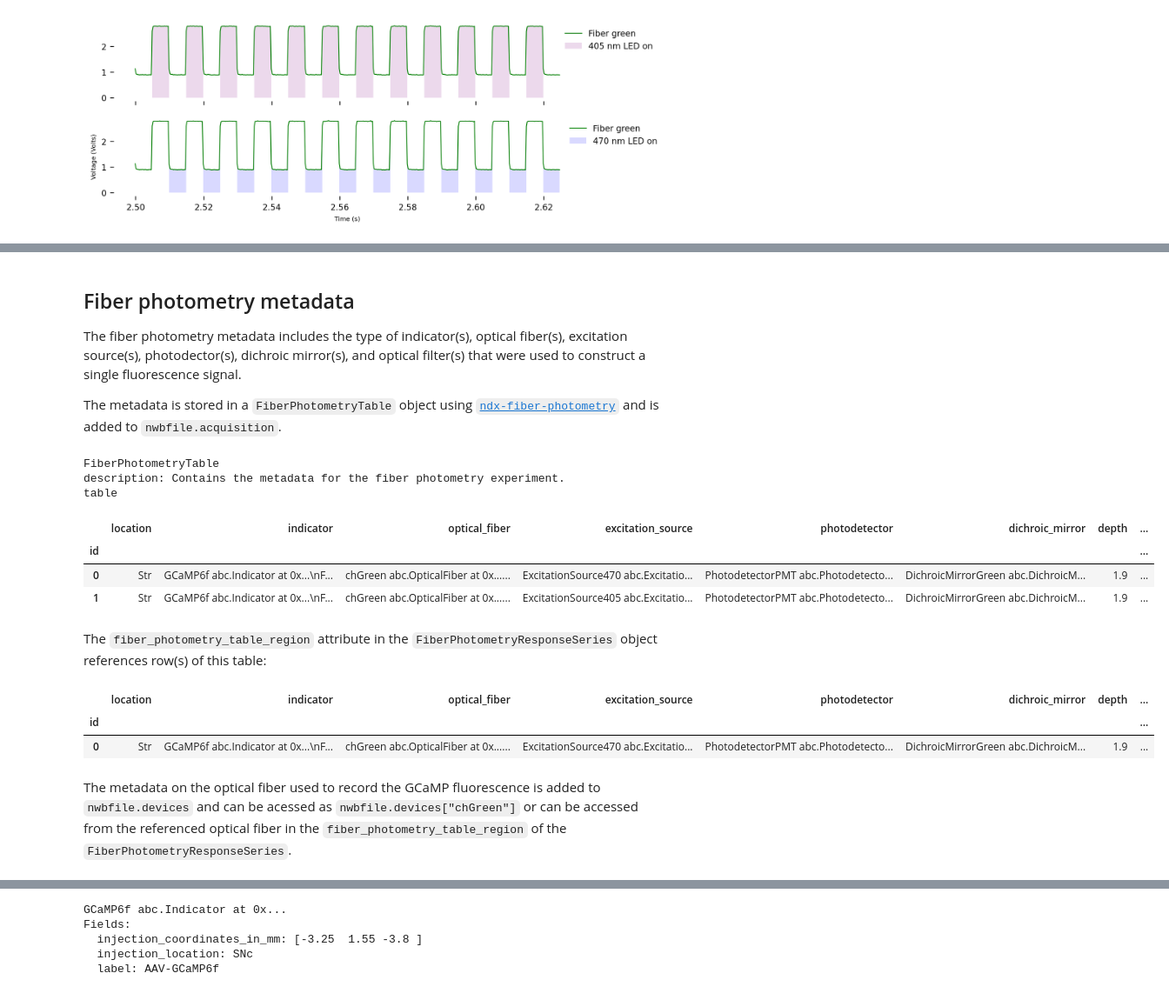
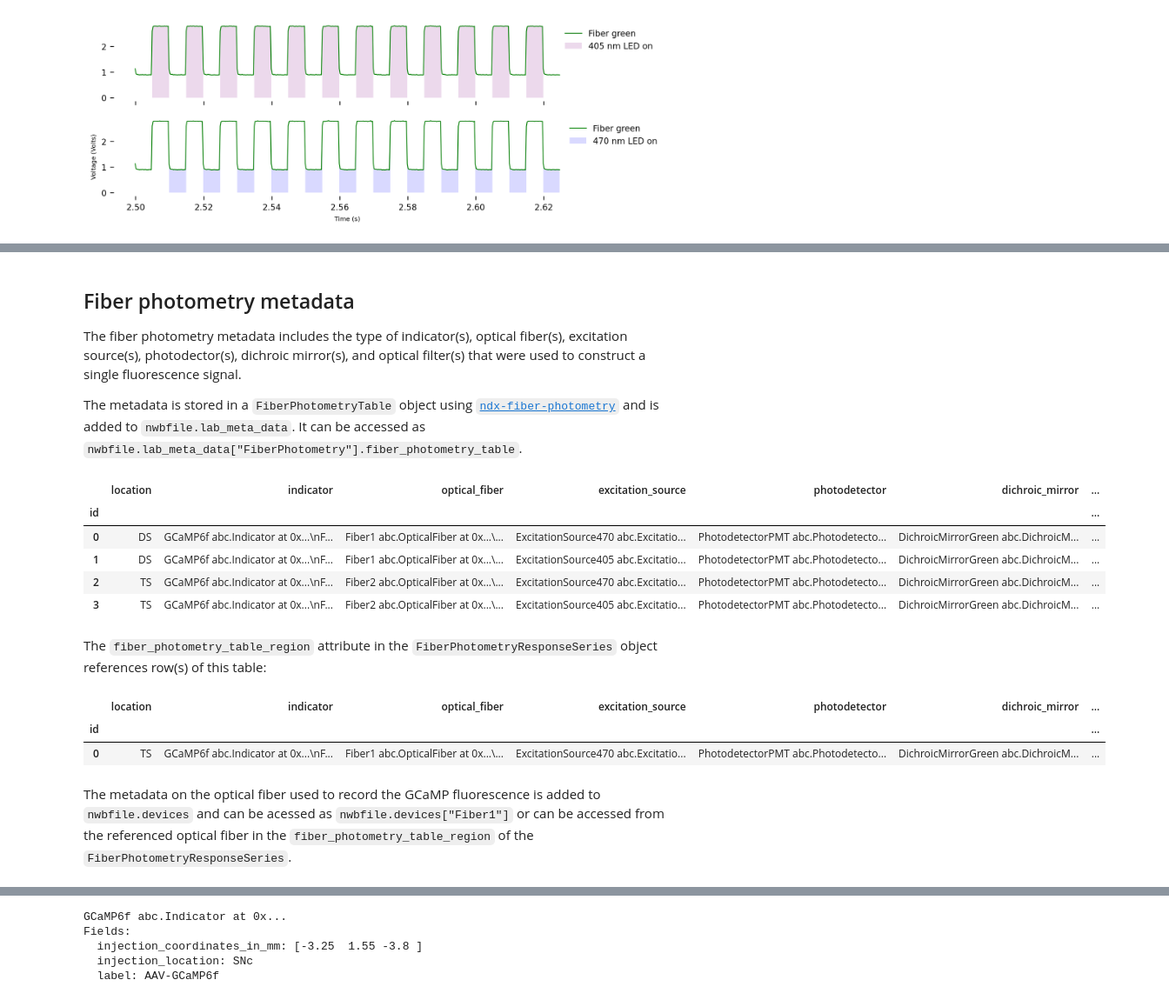
Before and after one commit to catalystneuro/dombeck-lab-to-nwb, a Jupyter notebook: src/dombeck_lab_to_nwb/azcorra2023/tutorials/azcorra2023_demo.ipynb, the cells around one changed output, grey strips where cells are left out. Shown at 87% size. Cells and saved outputs as stored; diff of their text form; code cells hidden in the pictures.

```diff
--- a/src/dombeck_lab_to_nwb/azcorra2023/tutorials/azcorra2023_demo.ipynb
+++ b/src/dombeck_lab_to_nwb/azcorra2023/tutorials/azcorra2023_demo.ipynb
@@ -18,7 +18,7 @@ Reading is carried out using the [NWBHDF5IO](https://pynwb.readthedocs.io/en/sta
 from pynwb import NWBHDF5IO
 
 # The file path to a .nwb file
-nwbfile_path = "/Volumes/LaCie/CN_GCP/Dombeck/nwbfiles/VGlut-A997-20200129-0002.nwb"
+nwbfile_path = "/Volumes/LaCie/CN_GCP/Dombeck/Azcorra2023_nwbfiles/VGlut-A997-20200129-0002.nwb"
 io = NWBHDF5IO(path=nwbfile_path, mode="r", load_namespaces=True)
 nwbfile = io.read()
 
@@ -280,28 +313,27 @@ table
 
 The fiber photometry metadata includes the type of indicator(s), optical fiber(s), excitation source(s), photodector(s), dichroic mirror(s), and optical filter(s) that were used to construct a single fluorescence signal.
 
-The metadata is stored in a `FiberPhotometryTable` object using [`ndx-fiber-photometry`](https://github.com/catalystneuro/ndx-fiber-photometry) and is added to `nwbfile.acquisition`.
+The metadata is stored in a `FiberPhotometryTable` object using [`ndx-fiber-photometry`](https://github.com/catalystneuro/ndx-fiber-photometry) and is added to `nwbfile.lab_meta_data`. It can be accessed as `nwbfile.lab_meta_data["FiberPhotometry"].fiber_photometry_table`.
 # %%
-nwbfile.acquisition["FiberPhotometryTable"]
+nwbfile.lab_meta_data["FiberPhotometry"].fiber_photometry_table[:]
 # %% [output]
-FiberPhotometryTable
-description: Contains the metadata for the fiber photometry experiment.
-table
-|  | location | indicator | optical_fiber | excitation_source | photodetector | dichroic_mirror | depth | ... |
-| id |  |  |  |  |  |  |  | ... |
-| 0 | Str | GCaMP6f abc.Indicator at 0x...\nF... | chGreen abc.OpticalFiber at 0x...... | ExcitationSource470 abc.Excitatio... | PhotodetectorPMT abc.Photodetecto... | DichroicMirrorGreen abc.DichroicM... | 1.9 | ... |
-| 1 | Str | GCaMP6f abc.Indicator at 0x...\nF... | chGreen abc.OpticalFiber at 0x...... | ExcitationSource405 abc.Excitatio... | PhotodetectorPMT abc.Photodetecto... | DichroicMirrorGreen abc.DichroicM... | 1.9 | ... |
+|  | location | indicator | optical_fiber | excitation_source | photodetector | dichroic_mirror | ... |
+| id |  |  |  |  |  |  | ... |
+| 0 | DS | GCaMP6f abc.Indicator at 0x...\nF... | Fiber1 abc.OpticalFiber at 0x...\... | ExcitationSource470 abc.Excitatio... | PhotodetectorPMT abc.Photodetecto... | DichroicMirrorGreen abc.DichroicM... | ... |
+| 1 | DS | GCaMP6f abc.Indicator at 0x...\nF... | Fiber1 abc.OpticalFiber at 0x...\... | ExcitationSource405 abc.Excitatio... | PhotodetectorPMT abc.Photodetecto... | DichroicMirrorGreen abc.DichroicM... | ... |
+| 2 | TS | GCaMP6f abc.Indicator at 0x...\nF... | Fiber2 abc.OpticalFiber at 0x...\... | ExcitationSource470 abc.Excitatio... | PhotodetectorPMT abc.Photodetecto... | DichroicMirrorGreen abc.DichroicM... | ... |
+| 3 | TS | GCaMP6f abc.Indicator at 0x...\nF... | Fiber2 abc.OpticalFiber at 0x...\... | ExcitationSource405 abc.Excitatio... | PhotodetectorPMT abc.Photodetecto... | DichroicMirrorGreen abc.DichroicM... | ... |
 # %% [markdown]
 The `fiber_photometry_table_region` attribute in the `FiberPhotometryResponseSeries` object references row(s) of this table:
 # %%
-fiber_photometry_table_region = nwbfile.acquisition["FiberPhotometryResponseSeriesGreen"].fiber_photometry_table_region[:]
+fiber_photometry_table_region = nwbfile.acquisition["FiberPhotometryResponseSeriesGreenFiber1"].fiber_photometry_table_region[:]
 fiber_photometry_table_region
 # %% [output]
-|  | location | indicator | optical_fiber | excitation_source | photodetector | dichroic_mirror | depth | ... |
-| id |  |  |  |  |  |  |  | ... |
-| 0 | Str | GCaMP6f abc.Indicator at 0x...\nF... | chGreen abc.OpticalFiber at 0x...... | ExcitationSource470 abc.Excitatio... | PhotodetectorPMT abc.Photodetecto... | DichroicMirrorGreen abc.DichroicM... | 1.9 | ... |
+|  | location | indicator | optical_fiber | excitation_source | photodetector | dichroic_mirror | ... |
+| id |  |  |  |  |  |  | ... |
+| 0 | TS | GCaMP6f abc.Indicator at 0x...\nF... | Fiber1 abc.OpticalFiber at 0x...\... | ExcitationSource470 abc.Excitatio... | PhotodetectorPMT abc.Photodetecto... | DichroicMirrorGreen abc.DichroicM... | ... |
 # %% [markdown]
-The metadata on the optical fiber used to record the GCaMP fluorescence is added to `nwbfile.devices` and can be acessed as `nwbfile.devices["chGreen"]` or can be accessed from the referenced optical fiber in the `fiber_photometry_table_region` of the `FiberPhotometryResponseSeries`.
+The metadata on the optical fiber used to record the GCaMP fluorescence is added to `nwbfile.devices` and can be acessed as `nwbfile.devices["Fiber1"]` or can be accessed from the referenced optical fiber in the `fiber_photometry_table_region` of the `FiberPhotometryResponseSeries`.
 # %%
 fiber_photometry_table_region["optical_fiber"][0]
 # %% [output]
```
Also changed, not shown: parts of 15 cells of this notebook.
